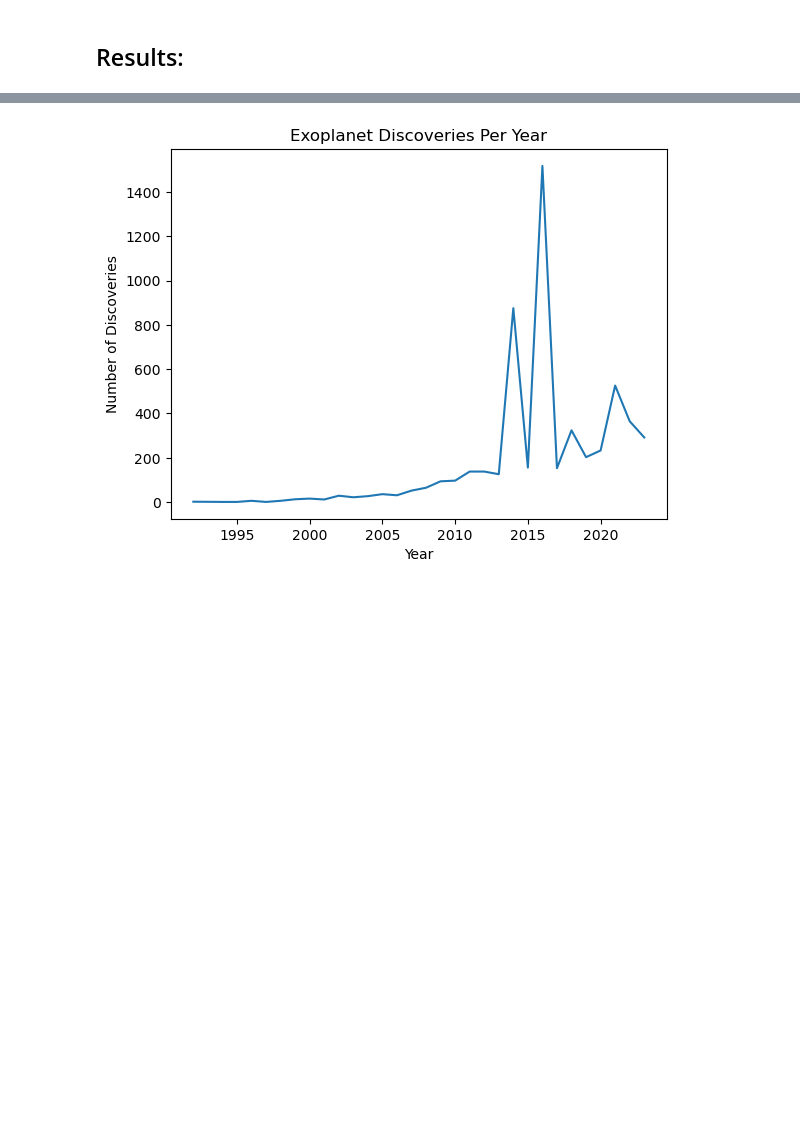
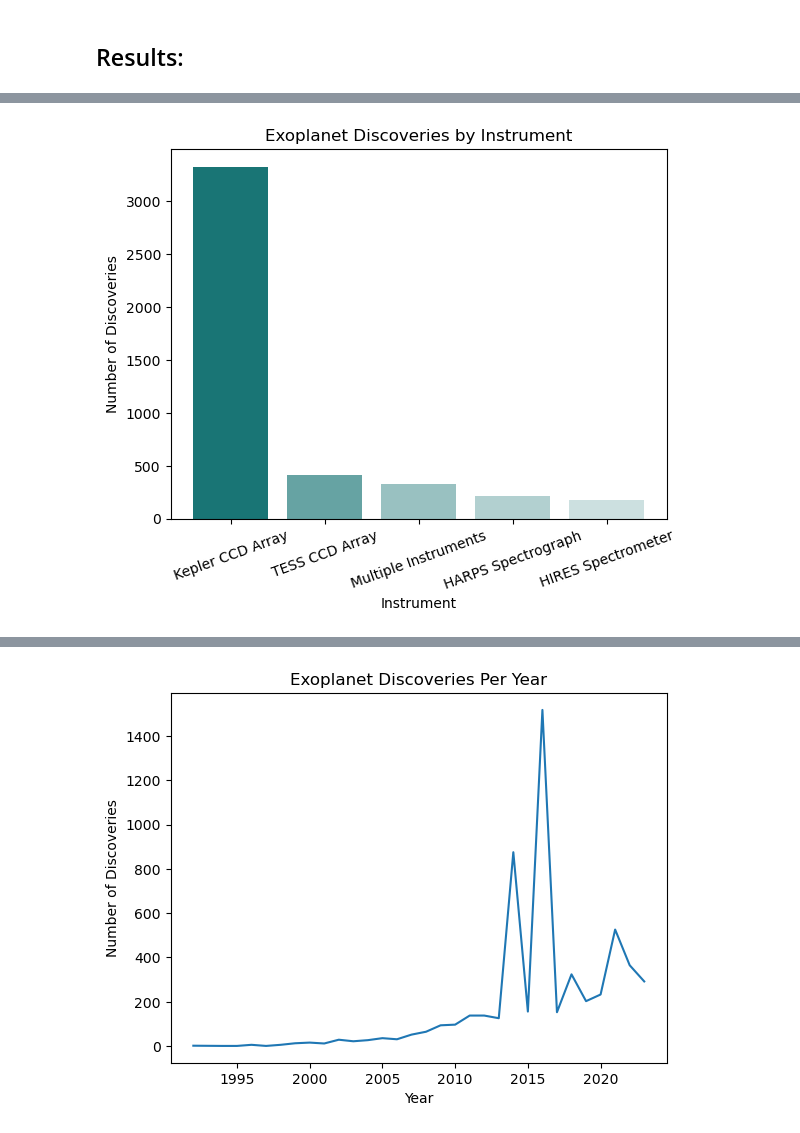
Before and after one commit to RBiebrich/NASA_Exoplanet_Data_Analysis, a Jupyter notebook: exoplanets.ipynb, the cells around one changed output, grey strips where cells are left out. Cells and saved outputs as stored; diff of their text form; code cells hidden in the pictures; blank space fills up the shorter version.

```diff
--- a/exoplanets.ipynb
+++ b/exoplanets.ipynb
@@ -47,0 +92,4 @@ In order to address the big questions I've posed in the introduction, I will be
+# %%
+group_by_instrument = data.groupby('disc_instrument').count()
+most_successful_instrument = group_by_instrument.sort_values('pl_name', ascending=False)['pl_name']
+most_successful_instrument.head(5)
@@ -47,0 +104,20 @@ In order to address the big questions I've posed in the introduction, I will be
+# %%
+def discoveries_per_instrument():
+    x = list(most_successful_instrument.head(5).index)
+    y = most_successful_instrument.head(5)
+    colors = [(0.0, 0.4, 0.4, 0.9), (0.0, 0.4, 0.4, 0.6),
+              (0.0, 0.4, 0.4, 0.4), (0.0, 0.4, 0.4, 0.3),
+               (0.0, 0.4, 0.4, 0.2)]
+
+    fig, ax = plt.subplots()
+    ax.bar(x, y, color=colors)
+    plt.xlabel('Instrument')
+    plt.ylabel('Number of Discoveries')
+    plt.title('Exoplanet Discoveries by Instrument')
+    plt.xticks(rotation=20)
+
+    plt.show()
+
+discoveries_per_instrument()
+# %% [output]
+[figure, added]
```
Also changed, not shown: parts of 17 cells of this notebook, 1 other file.
